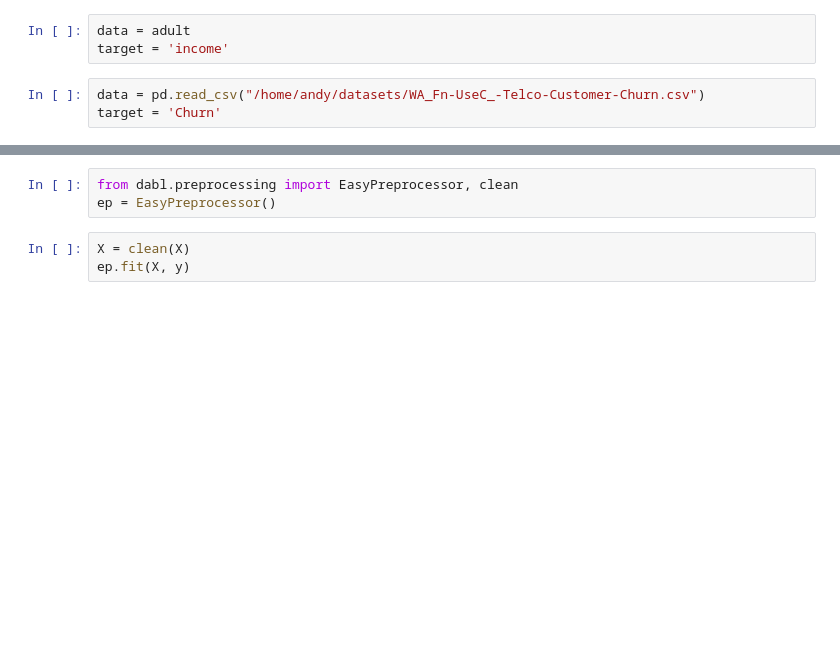
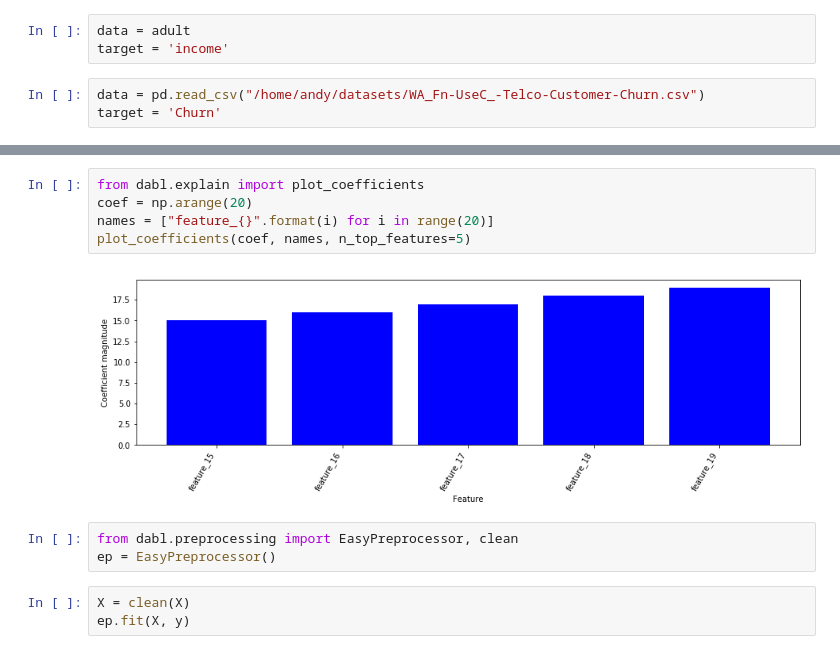
Before and after one commit to dabl/dabl, a Jupyter notebook: testing.ipynb, the cells around one changed output, grey strips where cells are left out. Saved outputs shown, nothing was run; the diff lists cells and outputs as text; blank space fills up the shorter version.

```diff
--- a/testing.ipynb
+++ b/testing.ipynb
@@ -66,3 +101,10 @@ y = data[target]
+# %%
+from dabl.explain import plot_coefficients
+coef = np.arange(20)
+names = ["feature_{}".format(i) for i in range(20)]
+plot_coefficients(coef, names, n_top_features=5)
+# %% [output]
+[figure, added]
 # %%
 from dabl.preprocessing import EasyPreprocessor, clean
 ep = EasyPreprocessor()
```
Also changed, not shown: parts of 15 cells of this notebook, 3 other files.
